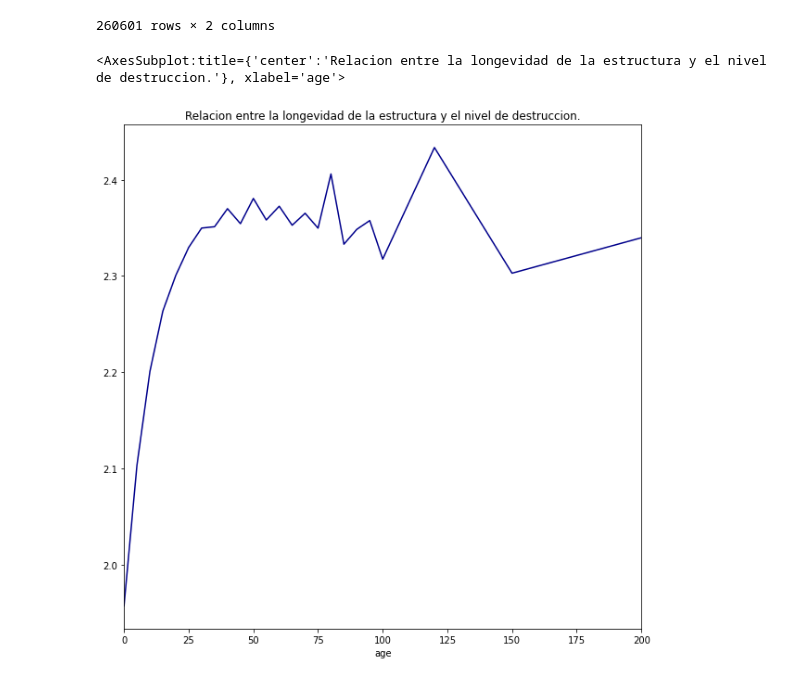
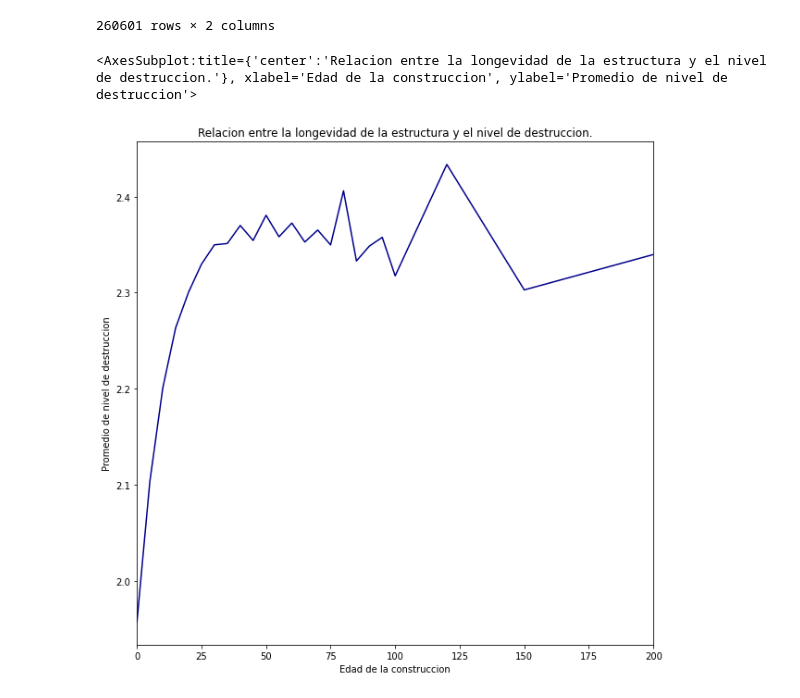
Before and after one commit to joaquinfontela/OrganizacionDeDatos-TP1, a Jupyter notebook: src/main.ipynb, the cells around one changed output. Drawn from its saved outputs; the diff is of its cells as text; code cells hidden in the pictures.

```diff
--- a/src/main.ipynb
+++ b/src/main.ipynb
@@ -92,15 +92,17 @@ ages_damage
 | 260599 | 10 | 2 |
 | 260600 | 10 | 3 |
 260601 rows × 2 columns
-# %%
-ages_damage['avg_damage_grade_for_age'] = ages_damage.groupby('age')['damage_grade'].transform('mean')
-ages_damage['more_than_100_buildings'] = ages_damage.groupby('age')['damage_grade'].transform('count') > 100
-ages_damage = ages_damage[ages_damage["more_than_100_buildings"]]
-avg_dmg_per_age = ages_damage.loc[:, ["age", "avg_damage_grade_for_age"]].groupby('age').agg({"avg_damage_grade_for_age": "max"})
-avg_dmg_per_age["avg_damage_grade_for_age"].plot(figsize = (10,10),\
-                                                title = "Relacion entre la longevidad de la estructura y el nivel de destruccion.",\
-                                                xlim = (0, 200),\
-                                                color = "darkblue")
-# %% [output]
-<AxesSubplot:title={'center':'Relacion entre la longevidad de la estructura y el nivel de destruccion.'}, xlabel='age'>
-[figure, removed]
+# %%
+ages_damage['avg_damage_grade_for_age'] = ages_damage.groupby('age')['damage_grade'].transform('mean')
+ages_damage['more_than_100_buildings'] = ages_damage.groupby('age')['damage_grade'].transform('count') > 100
+ages_damage = ages_damage[ages_damage["more_than_100_buildings"]]
+avg_dmg_per_age = ages_damage.loc[:, ["age", "avg_damage_grade_for_age"]].groupby('age').agg({"avg_damage_grade_for_age": "max"})
+avg_dmg_per_age["avg_damage_grade_for_age"].plot(figsize = (10,10),\
+                                                title = "Relacion entre la longevidad de la estructura y el nivel de destruccion.",\
+                                                xlim = (0, 200),\
+                                                color = "darkblue",\
+                                                xlabel = "Edad de la construccion",\
+                                                ylabel = "Promedio de nivel de destruccion")
+# %% [output]
+<AxesSubplot:title={'center':'Relacion entre la longevidad de la estructura y el nivel de destruccion.'}, xlabel='Edad de la construccion', ylabel='Promedio de nivel de destruccion'>
+[figure, added]
```
Also changed, not shown: parts of 1 cell of this notebook.
